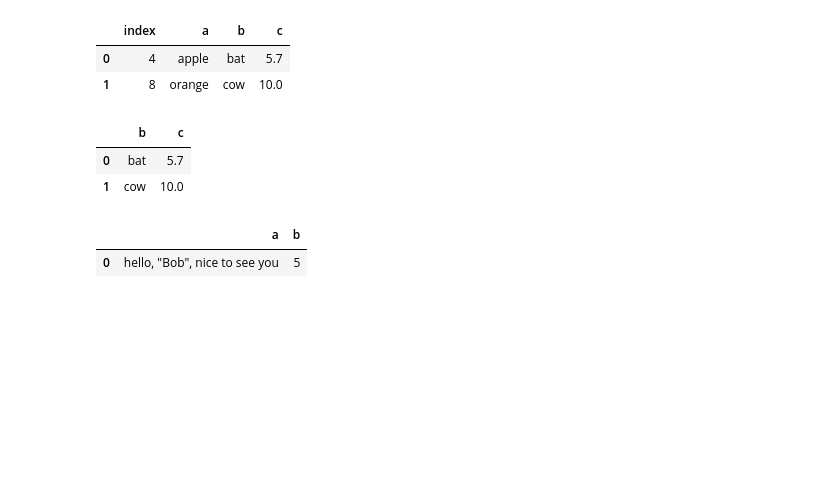
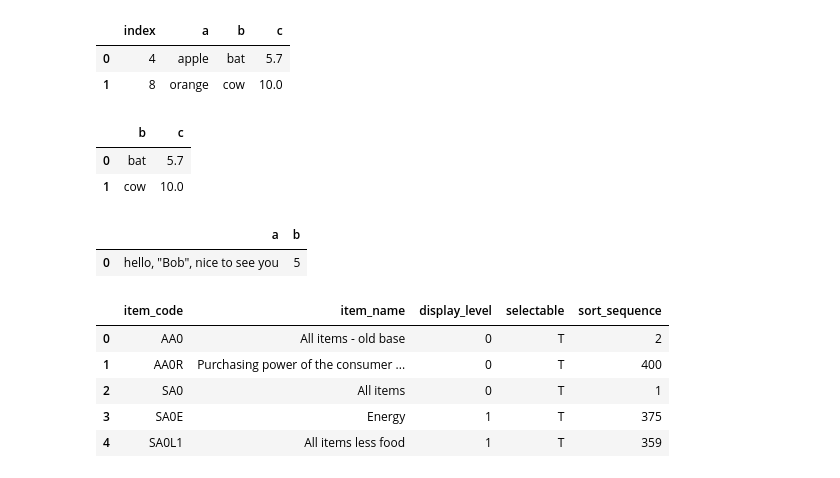
Before and after one commit to pratikkumar399/Pythonpractice, a Jupyter notebook: pandas.ipynb, the cells around one changed output. Cells and saved outputs as stored; diff of their text form; code cells hidden in the pictures; blank space fills up the shorter version.

```diff
--- a/pandas.ipynb
+++ b/pandas.ipynb
@@ -281,3 +281,17 @@ pd.read_csv(StringIO(data),escapechar='\\')
 # %% [output]
 |  | a | b |
 | 0 | hello, "Bob", nice to see you | 5 |
+# %%
+## URL to CSV
+
+df=pd.read_csv('https://download.bls.gov/pub/time.series/cu/cu.item',
+                 sep='\t')
+# %%
+df.head()
+# %% [output]
+|  | item_code | item_name | display_level | selectable | sort_sequence |
+| 0 | AA0 | All items - old base | 0 | T | 2 |
+| 1 | AA0R | Purchasing power of the consumer ... | 0 | T | 400 |
+| 2 | SA0 | All items | 0 | T | 1 |
+| 3 | SA0E | Energy | 1 | T | 375 |
+| 4 | SA0L1 | All items less food | 1 | T | 359 |
```
Also changed, not shown: parts of 12 cells of this notebook, 3 other files.
